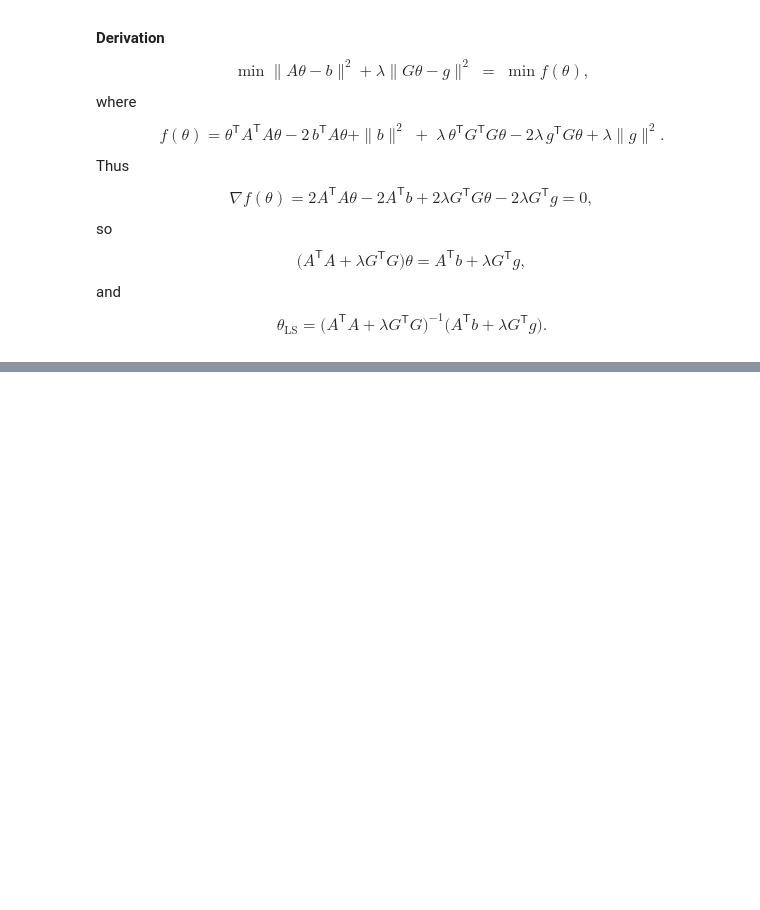
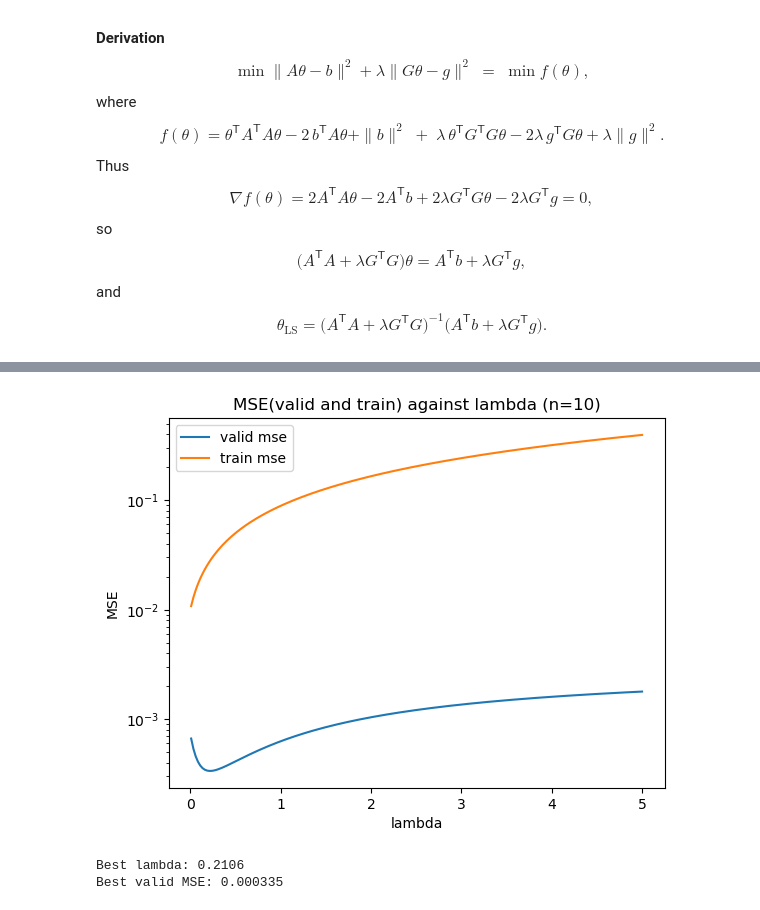
Before and after one commit to Shengyuan-Liu/MATH60005_Optimisation_cw, a Jupyter notebook: part1.ipynb, the cells around one changed output, grey strips where cells are left out. Drawn from its saved outputs; the diff is of its cells as text; code cells hidden in the pictures; blank space fills up the shorter version.

```diff
--- a/part1.ipynb
+++ b/part1.ipynb
@@ -277,3 +277,34 @@ n* = 10, MSE = 0.0003868050423748018
+# %%
+# MSE vs lambda (n=10)
+m_all = len(x_train)
+lambdas = np.linspace(0.01, 5, 200)
+valid_mses = []
+train_mses = []
+n=10
+for lamb in lambdas:
+    _, valid_mse, train_mse = fit_with_grad(n, x_grad, y_grad, g_grad, x_valid, y_valid, lamb)
+    valid_mses.append(valid_mse)
+    train_mses.append(train_mse)
+plt.figure()
+plt.yscale('log')
+plt.plot(lambdas, valid_mses, label='valid mse')
+plt.plot(lambdas, train_mses, label='train mse')
+plt.legend()
+plt.xlabel('lambda')
+plt.ylabel('MSE')
+plt.title(f'MSE(valid and train) against lambda (n={n})')
+plt.show()
+
+min_idx = np.argmin(valid_mses)
+best_lambda = lambdas[min_idx]
+best_valid_mse = valid_mses[min_idx]
+
+print(f'Best lambda: {best_lambda:.4f}')
+print(f'Best valid MSE: {best_valid_mse:.6f}')
+# %% [output]
+[figure, added]
+Best lambda: 0.2106
+Best valid MSE: 0.000335
 # %%
 if n_optim_grad is not None:
     theta_grad = thetas_grad[n_optim_grad]
```
Also changed, not shown: parts of 3 cells of this notebook, 1 other file.
